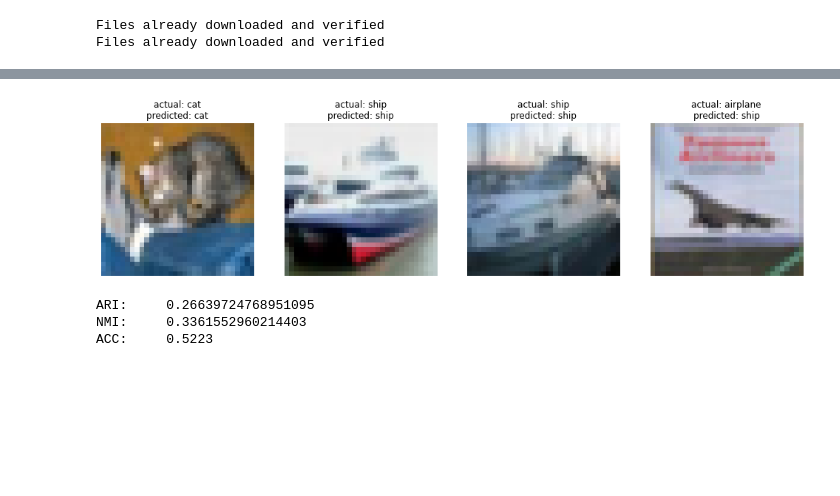
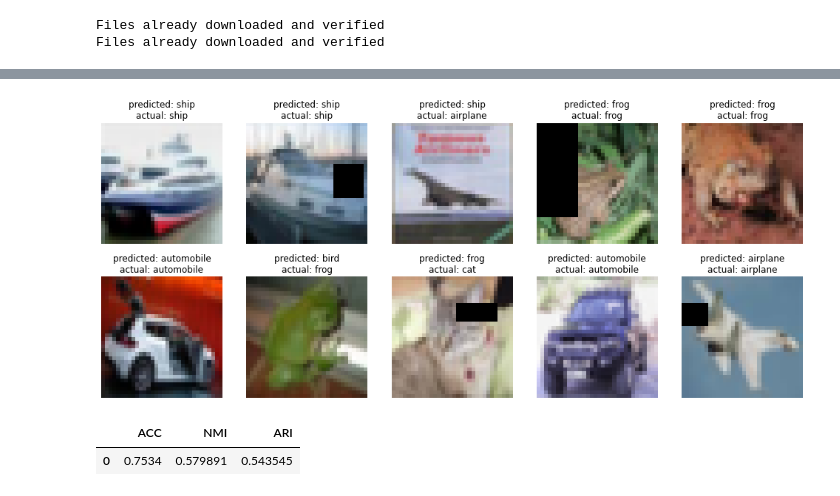
Before and after one commit to sbracellari/csi-5140, a Jupyter notebook: project/cnn.ipynb, the cells around one changed output, grey strips where cells are left out. Saved outputs shown, nothing was run; the diff lists cells and outputs as text; code cells hidden in the pictures; blank space fills up the shorter version.

```diff
--- a/project/cnn.ipynb
+++ b/project/cnn.ipynb
@@ -5,9 +5,12 @@ import numpy as np
 from torch.utils.data import DataLoader
 from torchvision import datasets, transforms
 
+# transform/modify the images to prevent overfitting
 transform = transforms.Compose([
-    transforms.ToTensor(), # load data as pytorch tensors
-    transforms.Normalize((0.5, 0.5, 0.5), (0.5, 0.5, 0.5)) # normalize/scale the images
+    transforms.RandomHorizontalFlip(), # will randomly flip images
+    transforms.ToTensor(),
+    transforms.RandomErasing(), # will erase random chunks of an image
+    transforms.Normalize(mean=(0.5, 0.5, 0.5), std=(0.5, 0.5, 0.5))
 ])
 
 # each set is loaded a bit differently
@@ -142,26 +152,35 @@ finished training
+# %%
+def get_predictions(model, testloader):
+    model.eval()
+    y_test, y_pred = [], []
+    with torch.no_grad():
+        for inputs, labels in testloader:
+            outputs = model(inputs)
+            prediction = outputs.argmax(dim=1, keepdim=True)
+            y_test.extend(labels.view_as(prediction))
+            y_pred.extend(prediction)
+    return [y.item() for y in y_test], [y.item() for y in y_pred]
+
+y_test, y_pred = get_predictions(model, testloader)
 # %%
-import torch
+import numpy as np
 import matplotlib.pyplot as plt
-from torch.autograd import Variable
 from torchvision.utils import make_grid
 
+# quick function to un-normalize and transpose images before graphing
 def imshow(img):
-    img = img / 2 + 0.5
+    img = img / 2 + 0.5 # un-normalize
     npimg = img.numpy()
     plt.imshow(np.transpose(npimg, (1, 2, 0)))
 
-dataiter = iter(testloader)
-images, labels = dataiter.next()
-outputs = net(Variable(images))
-_, predicted = torch.max(outputs.data, 1)
+fig = plt.figure(figsize=(17, 7))
+for index in range(1, 11):
+    plt.subplot(2, 5, index)
+    plt.axis('off')
+    imshow(make_grid(testloader.dataset[index][0]))
 
-# plot some images and show actual vs predicted label
-figure = plt.figure(figsize=(17, 7))
-for img, i in zip(images, [0, 1, 2, 3]):
-    figure.add_subplot(1, 4, i+1)
-    plt.title('actual: ' + classes[labels[i]] + '\npredicted: ' + classes[predicted[i]])
-    plt.axis("off")
-    imshow(make_grid(img))
-plt.show()
+    plt.title(
+        'predicted: ' + classes[y_pred[index]] +
+        '\nactual: ' + classes[testloader.dataset[index][1]])
 # %% [output]
-[figure, old version]
+[figure, new version]
@@ -186,16 +187,19 @@ for data in testloader:
 # %%
 import numpy as np
+import pandas as pd
 from sklearn.metrics import accuracy_score
 from sklearn.metrics import adjusted_rand_score
 from sklearn.metrics import normalized_mutual_info_score
 
-y_pred = np.array(y_pred).flatten()
+headers = ['ACC', 'NMI', 'ARI']
+data = [[
+    accuracy_score(y_test, y_pred),
+    normalized_mutual_info_score(y_test, y_pred),
+    adjusted_rand_score(y_test, y_pred)
+]]
 
-# some accuracy metrics
-print('ARI:\t', adjusted_rand_score(y_test, y_pred))
-print('NMI:\t', normalized_mutual_info_score(y_test, y_pred))
-print('ACC:\t', accuracy_score(y_test, y_pred))
+table = pd.DataFrame(data, columns=headers)
+table
 # %% [output]
-ARI:     0.26639724768951095
-NMI:     0.3361552960214403
-ACC:     0.5223
+|  | ACC | NMI | ARI |
+| 0 | 0.7534 | 0.579891 | 0.543545 |
```
Also changed, not shown: parts of 10 cells of this notebook, 3 other files.
